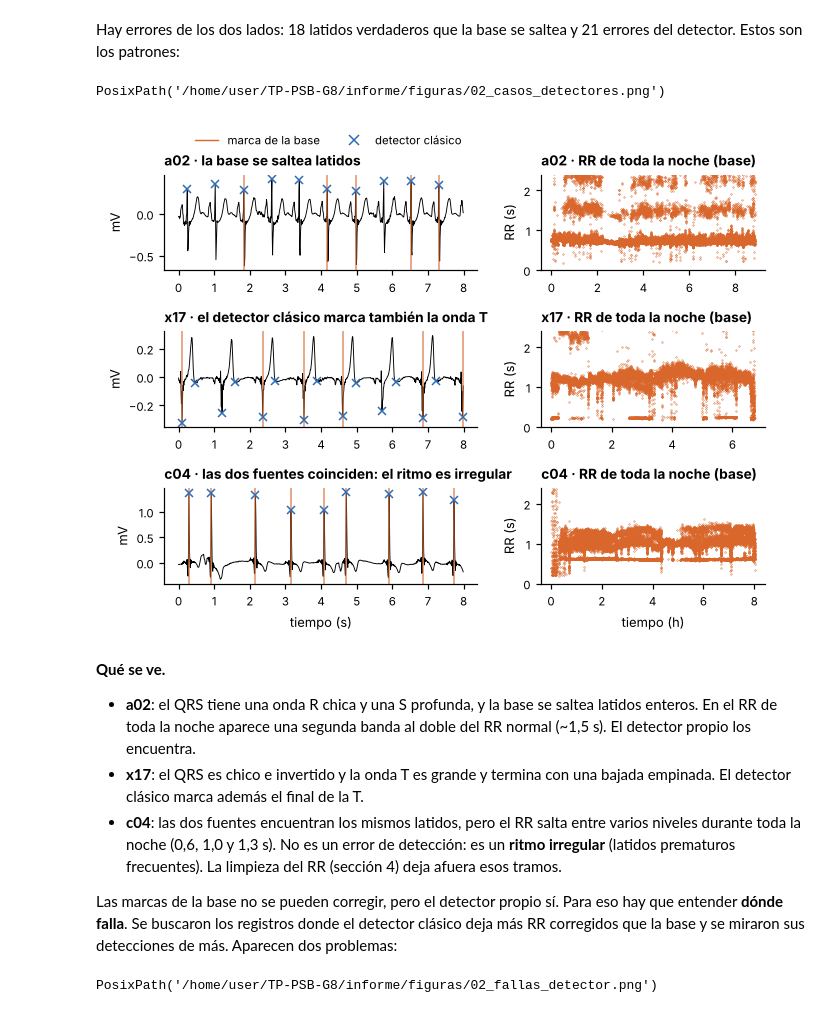
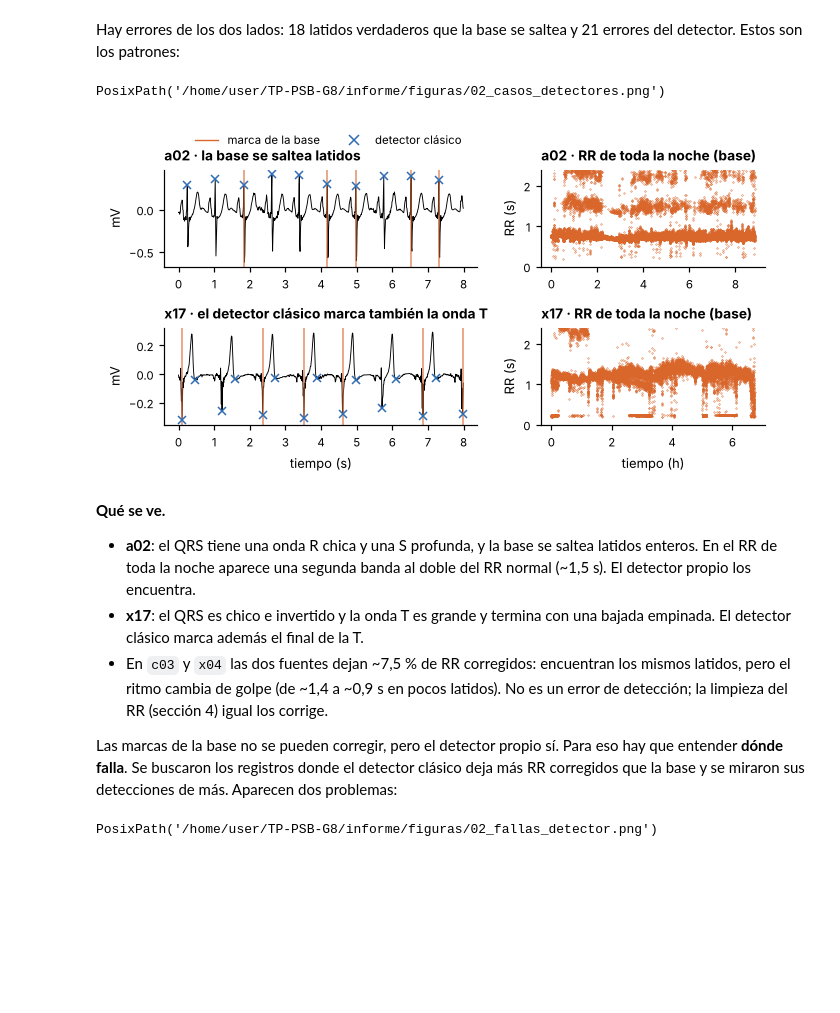
Before and after one commit to afrateitba/PSIB2026Q2-TPS-Grupo08-Frate-Tenca-Weizman, a Jupyter notebook: notebooks/02_filtro_y_latidos.ipynb, the cells around one changed output. Cells and saved outputs as stored; diff of their text form; code cells hidden in the pictures; blank space fills up the shorter version.

```diff
--- a/notebooks/02_filtro_y_latidos.ipynb
+++ b/notebooks/02_filtro_y_latidos.ipynb
@@ -246,41 +246,40 @@ Hay errores de los dos lados: 18 latidos verdaderos que la base se saltea y 21 e
 # %%
 def tramo(rec):
     ecg, fs = load_ecg(rec)
     x = apply_zero_phase(ecg, sos)
     qrs = load_qrs(rec)
     off, sign = qrs_reference(x, qrs, fs)
     tb = r_peaks_from_marks(x, qrs, fs, off, sign, refine=False)[0]
     return x, fs, tb
 
-fig, axs = plt.subplots(3, 2, figsize=(ANCHO, 4.6), gridspec_kw={"width_ratios": [1.4, 1]})
+fig, axs = plt.subplots(2, 2, figsize=(ANCHO, 3.2), gridspec_kw={"width_ratios": [1.4, 1]})
 for row, (rec, t0, titulo) in enumerate([("a02", 7535, "a02 · la base se saltea latidos"),
-                                         ("x17", 4157, "x17 · el detector clásico marca también la onda T"),
-                                         ("c04", 9367, "c04 · las dos fuentes coinciden: el ritmo es irregular")]):
+                                         ("x17", 4157, "x17 · el detector clásico marca también la onda T")]):
     x, fs, tb = tramo(rec)
     tp = detect_r_peaks(x, fs, improved=False) / fs
     i = slice(int(t0 * fs), int((t0 + 8) * fs))
     axs[row, 0].plot(np.arange(i.start, i.stop) / fs - t0, x[i], color="black", lw=0.6)
     for tt in tb[(tb >= t0) & (tb < t0 + 8)]:
         axs[row, 0].axvline(tt - t0, color=APNEA, lw=1.2, alpha=0.6)
     sel = tp[(tp >= t0) & (tp < t0 + 8)]
     axs[row, 0].plot(sel - t0, x[np.rint(sel * fs).astype(int)], "x", color=NORMAL, ms=5)
     axs[row, 0].set(title=titulo, ylabel="mV")
     axs[row, 1].plot(tb[1:] / 3600, np.diff(tb), ".", ms=0.6, color=APNEA)
     axs[row, 1].set(ylim=(0, 2.4), ylabel="RR (s)", title=f"{rec} · RR de toda la noche (base)")
-axs[2, 0].set_xlabel("tiempo (s)"); axs[2, 1].set_xlabel("tiempo (h)")
+axs[1, 0].set_xlabel("tiempo (s)"); axs[1, 1].set_xlabel("tiempo (h)")
 axs[0, 0].plot([], [], color=APNEA, label="marca de la base")
 axs[0, 0].plot([], [], "x", color=NORMAL, label="detector clásico")
 fig.legend(*axs[0, 0].get_legend_handles_labels(), loc="upper center", ncol=2, bbox_to_anchor=(0.35, 1.03))
 fig.tight_layout()
 save(fig, "02_casos_detectores")
 # %% [output]
 PosixPath('/home/user/TP-PSB-G8/informe/figuras/02_casos_detectores.png')
-[figure, old version]
+[figure, new version]
 # %% [markdown]
 **Qué se ve.**
 - **a02**: el QRS tiene una onda R chica y una S profunda, y la base se saltea latidos enteros. En el RR de toda la noche aparece una segunda banda al doble del RR normal (~1,5 s). El detector propio los encuentra.
 - **x17**: el QRS es chico e invertido y la onda T es grande y termina con una bajada empinada. El detector clásico marca además el final de la T.
-- **c04**: las dos fuentes encuentran los mismos latidos, pero el RR salta entre varios niveles durante toda la noche (0,6, 1,0 y 1,3 s). No es un error de detección: es un **ritmo irregular** (latidos prematuros frecuentes). La limpieza del RR (sección 4) deja afuera esos tramos.
+- En `c03` y `x04` las dos fuentes dejan ~7,5 % de RR corregidos: encuentran los mismos latidos, pero el ritmo cambia de golpe (de ~1,4 a ~0,9 s en pocos latidos). No es un error de detección; la limpieza del RR (sección 4) igual los corrige.
 
 Las marcas de la base no se pueden corregir, pero el detector propio sí. Para eso hay que entender **dónde falla**. Se buscaron los registros donde el detector clásico deja más RR corregidos que la base y se miraron sus detecciones de más. Aparecen dos problemas:
 # %%
```
Also changed, not shown: parts of 7 cells of this notebook, 7 other files.
